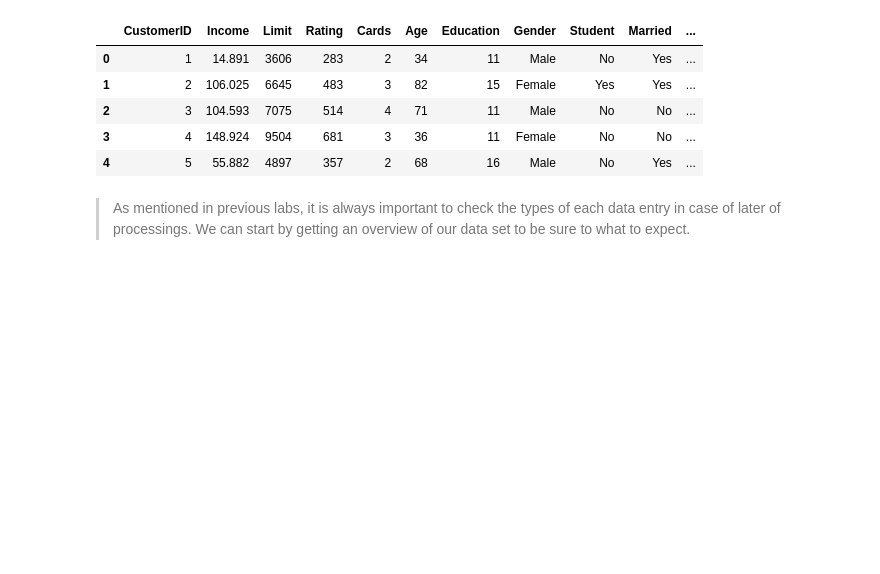
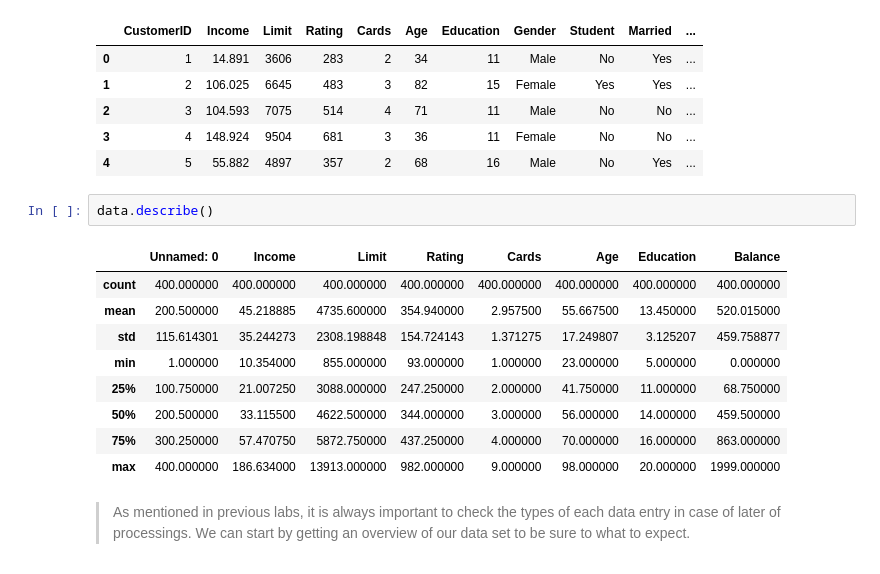
Before and after one commit to michalis0/Business-Intelligence-and-Analytics, a Jupyter notebook: week4 - Visualization/Walkthrough_4.ipynb, the cells around one changed output. Drawn from its saved outputs; the diff is of its cells as text; blank space fills up the shorter version.

```diff
--- a/week4 - Visualization/Walkthrough_4.ipynb
+++ b/week4 - Visualization/Walkthrough_4.ipynb
@@ -58,6 +58,18 @@ data.head()
 | 2 | 3 | 104.593 | 7075 | 514 | 4 | 71 | 11 | Male | No | No | ... |
 | 3 | 4 | 148.924 | 9504 | 681 | 3 | 36 | 11 | Female | No | No | ... |
 | 4 | 5 | 55.882 | 4897 | 357 | 2 | 68 | 16 | Male | No | Yes | ... |
+# %%
+data.describe()
+# %% [output]
+|  | Unnamed: 0 | Income | Limit | Rating | Cards | Age | Education | Balance |
+| count | 400.000000 | 400.000000 | 400.000000 | 400.000000 | 400.000000 | 400.000000 | 400.000000 | 400.000000 |
+| mean | 200.500000 | 45.218885 | 4735.600000 | 354.940000 | 2.957500 | 55.667500 | 13.450000 | 520.015000 |
+| std | 115.614301 | 35.244273 | 2308.198848 | 154.724143 | 1.371275 | 17.249807 | 3.125207 | 459.758877 |
+| min | 1.000000 | 10.354000 | 855.000000 | 93.000000 | 1.000000 | 23.000000 | 5.000000 | 0.000000 |
+| 25% | 100.750000 | 21.007250 | 3088.000000 | 247.250000 | 2.000000 | 41.750000 | 11.000000 | 68.750000 |
+| 50% | 200.500000 | 33.115500 | 4622.500000 | 344.000000 | 3.000000 | 56.000000 | 14.000000 | 459.500000 |
+| 75% | 300.250000 | 57.470750 | 5872.750000 | 437.250000 | 4.000000 | 70.000000 | 16.000000 | 863.000000 |
+| max | 400.000000 | 186.634000 | 13913.000000 | 982.000000 | 9.000000 | 98.000000 | 20.000000 | 1999.000000 |
 # %% [markdown]
 >As mentioned in previous labs, it is always important to check the types of each data entry in case of later of processings. We can start by getting an overview of our data set to be sure to what to expect.
 # %%
```
Also changed, not shown: parts of 5 cells of this notebook.
